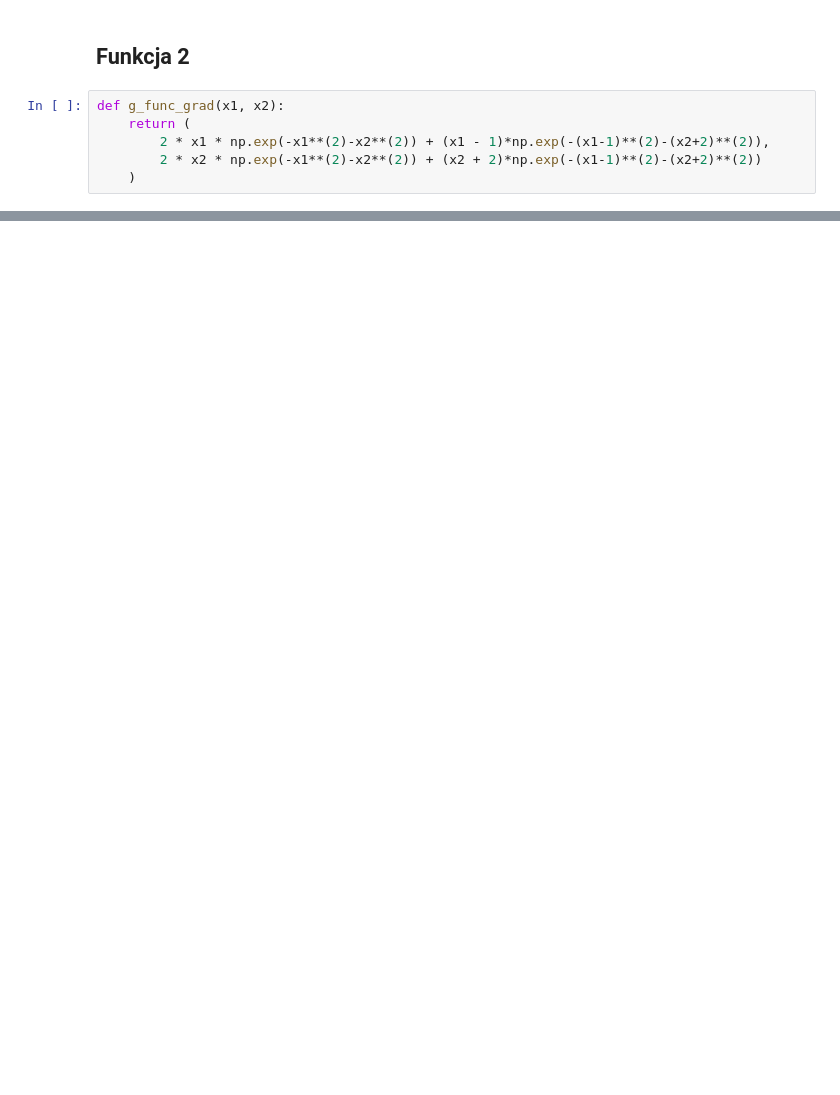
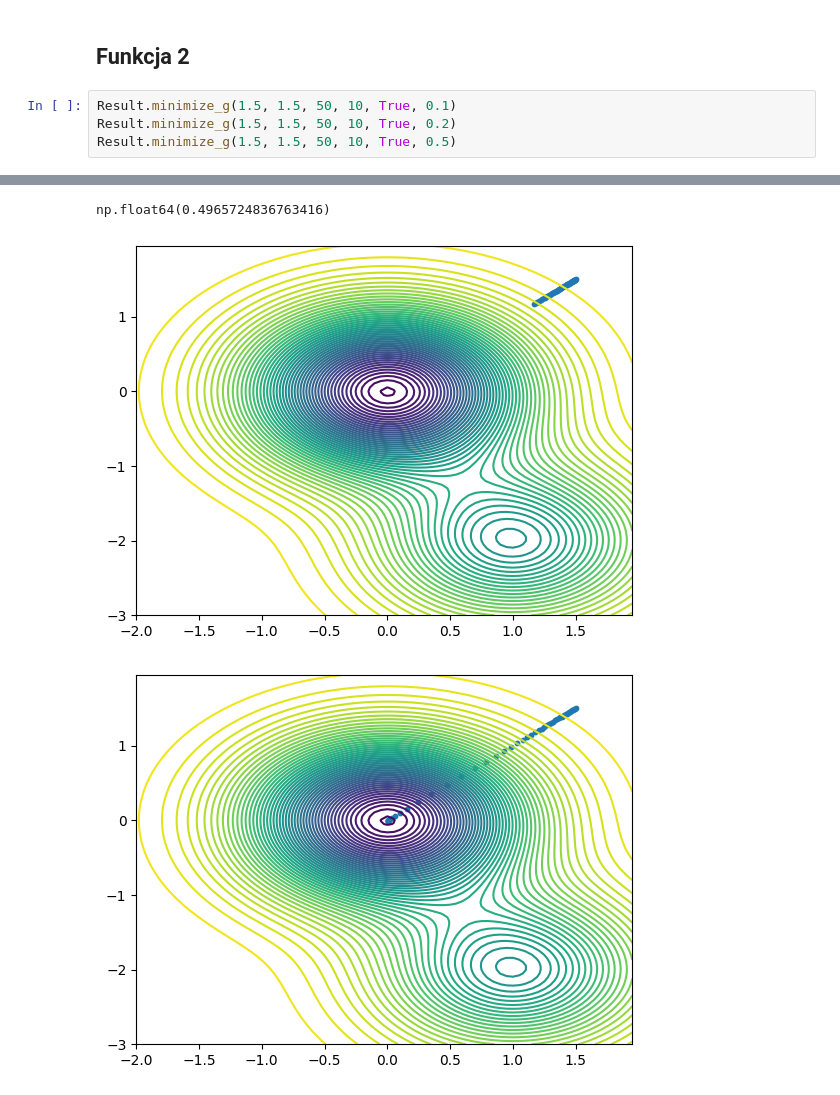
Before and after one commit to Kerciu/WSI_24Z, a Jupyter notebook: simple_gradient_descent/zadanie_1b 2.ipynb, the cells around one changed output, grey strips where cells are left out. Saved outputs shown, nothing was run; the diff lists cells and outputs as text; blank space fills up the shorter version.

```diff
--- a/simple_gradient_descent/zadanie_1b 2.ipynb
+++ b/simple_gradient_descent/zadanie_1b 2.ipynb
@@ -156,8 +212,7 @@ TypeError: unsupported format string passed to tuple.__format__
 # %% [markdown]
 ## Funkcja 2
-# %%
-def g_func_grad(x1, x2):
-    return (
-        2 * x1 * np.exp(-x1**(2)-x2**(2)) + (x1 - 1)*np.exp(-(x1-1)**(2)-(x2+2)**(2)),
-        2 * x2 * np.exp(-x1**(2)-x2**(2)) + (x2 + 2)*np.exp(-(x1-1)**(2)-(x2+2)**(2))
-    )
+# %%
+Result.minimize_g(1.5, 1.5, 50, 10, True, 0.1)
+Result.minimize_g(1.5, 1.5, 50, 10, True, 0.2)
+Result.minimize_g(1.5, 1.5, 50, 10, True, 0.5)
+# %% [output]
@@ -163,0 +234,3 @@ def g_func_grad(x1, x2):
+np.float64(0.4965724836763416)
+[figure, added]
+[figure, added]
```
Also changed, not shown: parts of 5 cells of this notebook.
